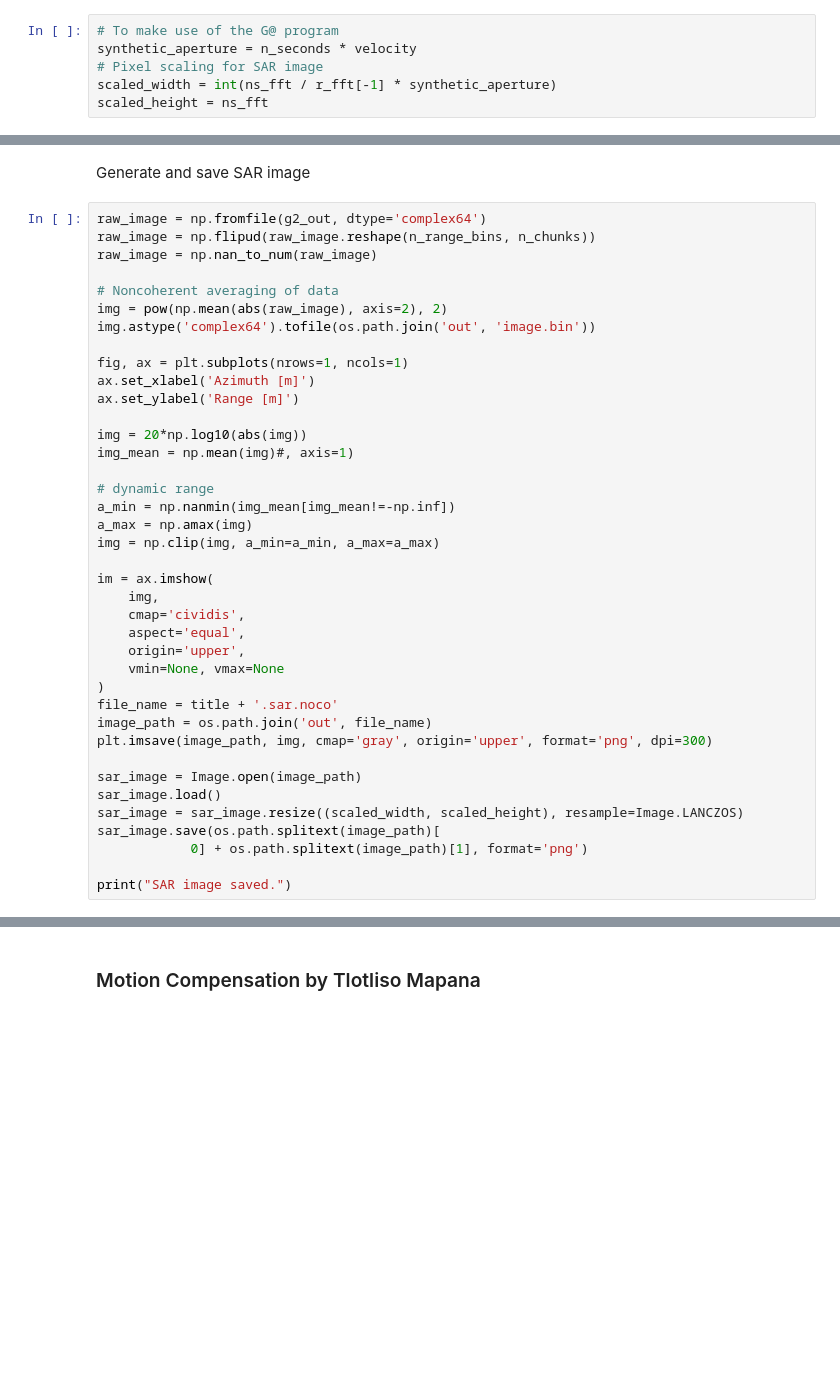
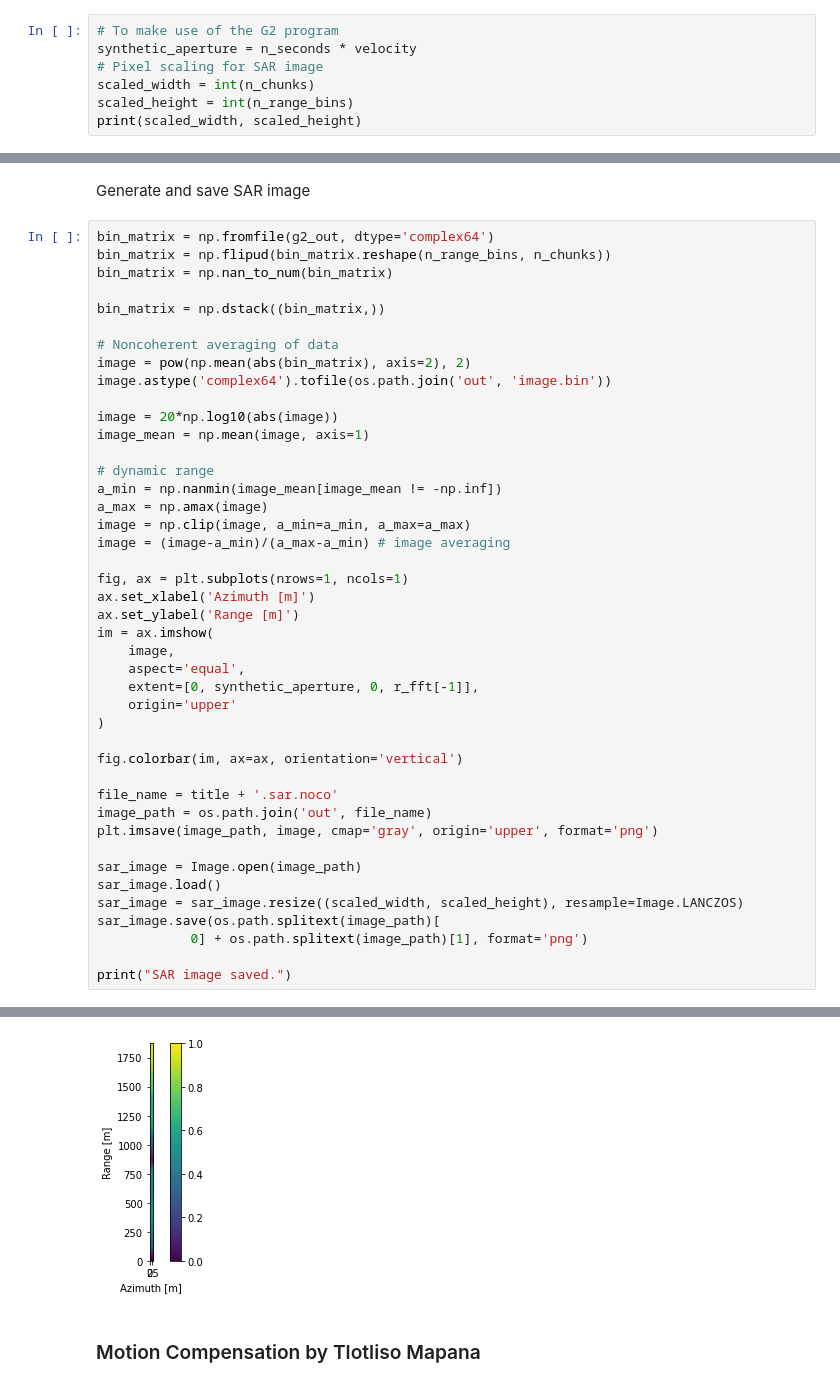
Before and after one commit to tmapana/FERS_tutorials, a Jupyter notebook: tutorial_notebook.ipynb, the cells around one changed output, grey strips where cells are left out. Drawn from its saved outputs; the diff is of its cells as text; blank space fills up the shorter version.

```diff
--- a/tutorial_notebook.ipynb
+++ b/tutorial_notebook.ipynb
@@ -345,8 +411,9 @@ fig.savefig(title, dpi=300)
 # %% [markdown]
 SAR image formation
 # %%
-# To make use of the G@ program
+# To make use of the G2 program
 synthetic_aperture = n_seconds * velocity
 # Pixel scaling for SAR image
-scaled_width = int(ns_fft / r_fft[-1] * synthetic_aperture)
-scaled_height = ns_fft
+scaled_width = int(n_chunks)
+scaled_height = int(n_range_bins)
+print(scaled_width, scaled_height)
@@ -438,36 +474,40 @@ Segmentation fault (core dumped)
 # %% [markdown]
 Generate and save SAR image
 # %%
-raw_image = np.fromfile(g2_out, dtype='complex64')
-raw_image = np.flipud(raw_image.reshape(n_range_bins, n_chunks))
-raw_image = np.nan_to_num(raw_image)
+bin_matrix = np.fromfile(g2_out, dtype='complex64')
+bin_matrix = np.flipud(bin_matrix.reshape(n_range_bins, n_chunks))
+bin_matrix = np.nan_to_num(bin_matrix)
+
+bin_matrix = np.dstack((bin_matrix,))
 
 # Noncoherent averaging of data
-img = pow(np.mean(abs(raw_image), axis=2), 2)
-img.astype('complex64').tofile(os.path.join('out', 'image.bin'))
+image = pow(np.mean(abs(bin_matrix), axis=2), 2)
+image.astype('complex64').tofile(os.path.join('out', 'image.bin'))
+
+image = 20*np.log10(abs(image))
+image_mean = np.mean(image, axis=1)
+
+# dynamic range
+a_min = np.nanmin(image_mean[image_mean != -np.inf])
+a_max = np.amax(image)
+image = np.clip(image, a_min=a_min, a_max=a_max)
+image = (image-a_min)/(a_max-a_min) # image averaging
 
 fig, ax = plt.subplots(nrows=1, ncols=1)
 ax.set_xlabel('Azimuth [m]')
 ax.set_ylabel('Range [m]')
+im = ax.imshow(
+    image,
+    aspect='equal',
+    extent=[0, synthetic_aperture, 0, r_fft[-1]],
+    origin='upper'
+)
 
-img = 20*np.log10(abs(img))
-img_mean = np.mean(img)#, axis=1)
+fig.colorbar(im, ax=ax, orientation='vertical')
 
-# dynamic range
-a_min = np.nanmin(img_mean[img_mean!=-np.inf])
-a_max = np.amax(img)
-img = np.clip(img, a_min=a_min, a_max=a_max)
-
-im = ax.imshow(
-    img,
-    cmap='cividis',
-    aspect='equal',
-    origin='upper',
-    vmin=None, vmax=None
-)
 file_name = title + '.sar.noco'
 image_path = os.path.join('out', file_name)
-plt.imsave(image_path, img, cmap='gray', origin='upper', format='png', dpi=300)
+plt.imsave(image_path, image, cmap='gray', origin='upper', format='png')
 
 sar_image = Image.open(image_path)
 sar_image.load()
@@ -481,3 +521,4 @@ ValueError: cannot reshape array of size 0 into shape (51,1250)
+[figure, added]
 # %% [markdown]
 ### Motion Compensation by Tlotliso Mapana
 # %% [markdown]
```
Also changed, not shown: parts of 31 cells of this notebook, 14 other files.
